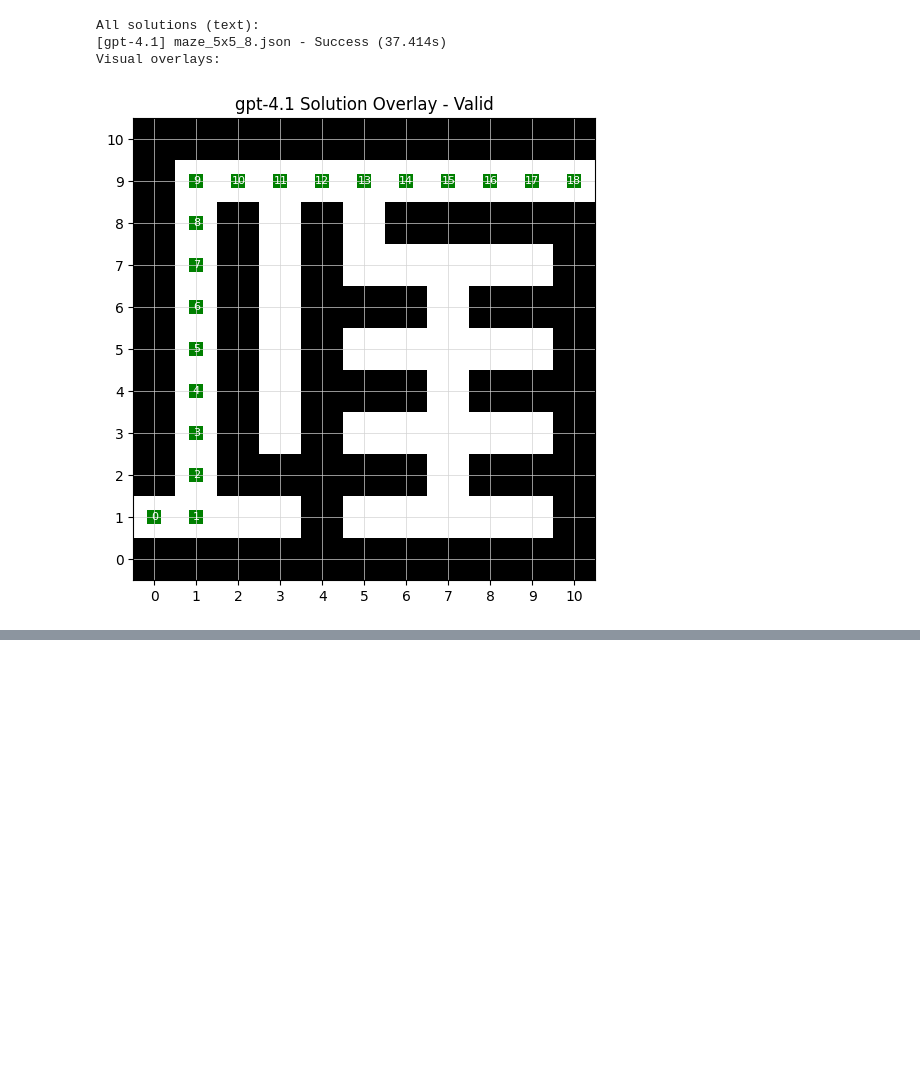
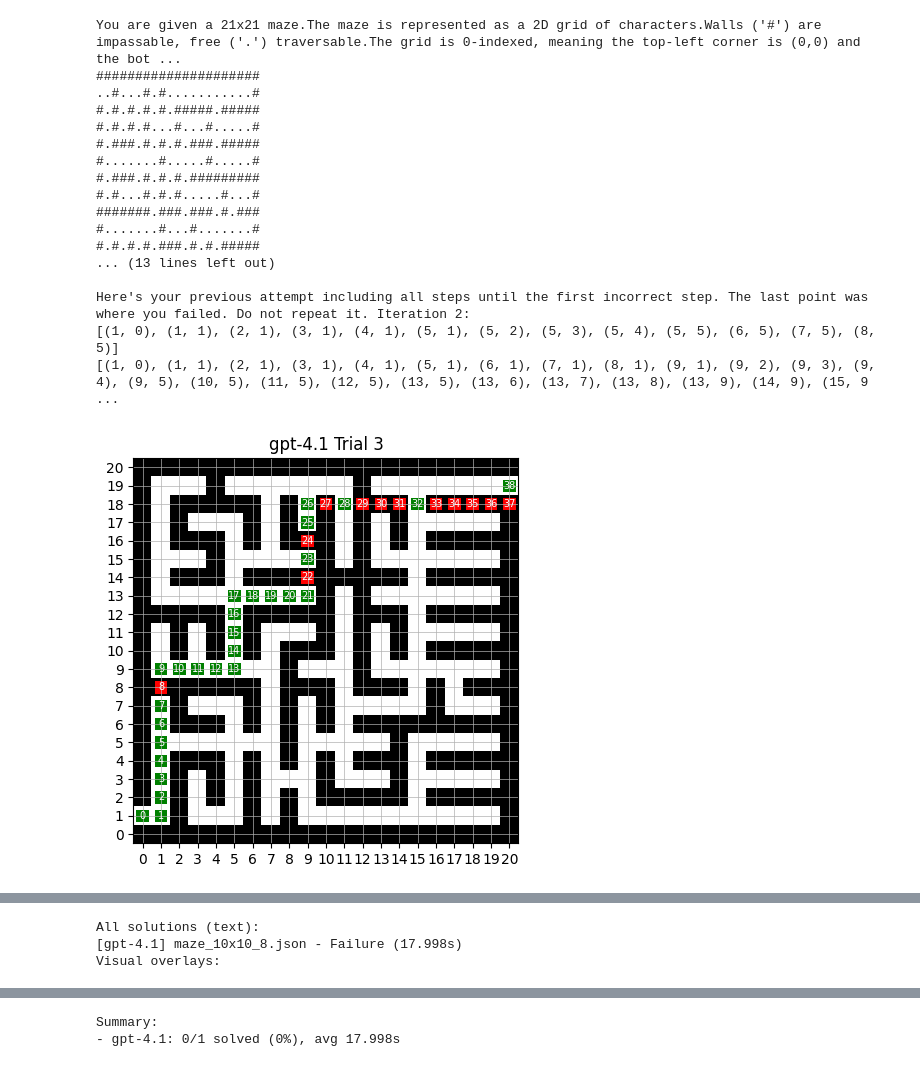
Before and after one commit to andre15silva/mazes, a Jupyter notebook: llm_solver.ipynb, the cells around one changed output, grey strips where cells are left out. Drawn from its saved outputs; the diff is of its cells as text; code cells hidden in the pictures; blank space fills up the shorter version.

```diff
--- a/llm_solver.ipynb
+++ b/llm_solver.ipynb
@@ -80,7 +80,7 @@ class MazeTester:
             f"The start point is at {start}, the end is at {end}."
             f""
             f"Your task is to find a path from the start to the end."
-            f"Output the path as a Python list of (row,col) tuples, representing contiguous steps from the start to the end, including the start and end points, in a single line."
+            f"Output ONLY the path as a Python list of (row,col) tuples, representing contiguous steps from the start to the end, including the start and end points, in a single line."
             f"\n{maze_str}"
         )
 
@@ -161,7 +161,7 @@ class MazeTester:
                 for i, h in enumerate(history, 1):
                     _, first_invalid = self._validate_first(maze, h['path'])
                     fb = first_invalid[0]
-                    # build overlay mask for prompt
+                    """# build overlay mask for prompt
                     mask = np.array([['#' if maze.grid[r,c] else '.' for c in range(dim)] for r in range(dim)], dtype=str)
                     for j, (r, c) in enumerate(h['path'][:fb]):
                         mask[r, c] = '1'
@@ -169,7 +169,8 @@ class MazeTester:
                     mask[br, bc] = '0'
                     overlay = '\n'.join(''.join(row) for row in mask)
                     prompt+= f"\n\Here's your previous attempt {i} overlay until you hit a wall (1=valid,0=error):\n{overlay}"
-                prompt += f"\n\nMake sure not to repeat prior mistakes\n"
+                prompt += f"\n\nMake sure not to repeat prior mistakes\n"""
+                    prompt += f"\n\nHere's your previous attempt including all steps until the first incorrect step. The last point was where you failed. Do not repeat it. Iteration {i}:\n{h['path'][:fb+1]}"
                 print(prompt)
                 resp = fn(prompt)
                 print(resp)
@@ -254,7 +255,6 @@ if __name__ == "__main__":
             model=model,
             instructions="You are an expert maze solver.",
             input=prompt,
-            #temperature=0
         ).output_text
 
     llm_map = {
@@ -263,7 +263,7 @@ if __name__ == "__main__":
     }
 
     tester = MazeTester(llm_map, Mazes.load)
-    files = ["mazes/maze_5x5_8.json",]
+    files = ["mazes/maze_10x10_8.json",]
     tester.test_many(files)
     tester.save_results("llm_maze_results.json")
 
@@ -317,4 +317,18 @@ You are given a 11x11 maze.The maze is represented as a 2D grid of characters.Wa
-All solutions (text):
-[gpt-4.1] maze_5x5_8.json - Success (37.414s)
-Visual overlays:
+You are given a 21x21 maze.The maze is represented as a 2D grid of characters.Walls ('#') are impassable, free ('.') traversable.The grid is 0-indexed, meaning the top-left corner is (0,0) and the bot ...
+#####################
+..#...#.#...........#
+#.#.#.#.#.#####.#####
+#.#.#.#...#...#.....#
+#.###.#.#.#.###.#####
+#.......#.....#.....#
+#.###.#.#.#.#########
+#.#...#.#.#.....#...#
+#######.###.###.#.###
+#.......#...#.......#
+#.#.#.#.###.#.#.#####
+... (13 lines left out)
+
+Here's your previous attempt including all steps until the first incorrect step. The last point was where you failed. Do not repeat it. Iteration 2:
+[(1, 0), (1, 1), (2, 1), (3, 1), (4, 1), (5, 1), (5, 2), (5, 3), (5, 4), (5, 5), (6, 5), (7, 5), (8, 5)]
+[(1, 0), (1, 1), (2, 1), (3, 1), (4, 1), (5, 1), (6, 1), (7, 1), (8, 1), (9, 1), (9, 2), (9, 3), (9, 4), (9, 5), (10, 5), (11, 5), (12, 5), (13, 5), (13, 6), (13, 7), (13, 8), (13, 9), (14, 9), (15, 9 ...
-[figure, old version]
+[figure, new version]
@@ -322,0 +371,3 @@ Summary:
+All solutions (text):
+[gpt-4.1] maze_10x10_8.json - Failure (17.998s)
+Visual overlays:
@@ -322,0 +375,2 @@ Summary:
+Summary:
+- gpt-4.1: 0/1 solved (0%), avg 17.998s
```
Also changed, not shown: parts of 1 cell of this notebook, 1 other file.
